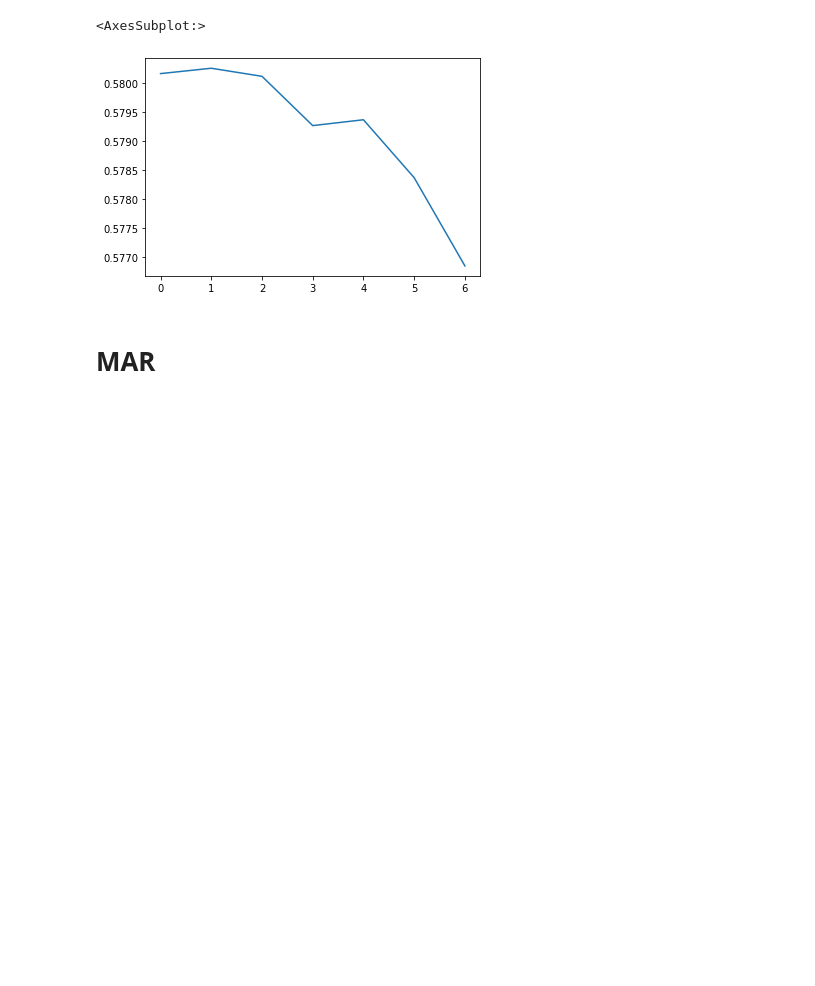
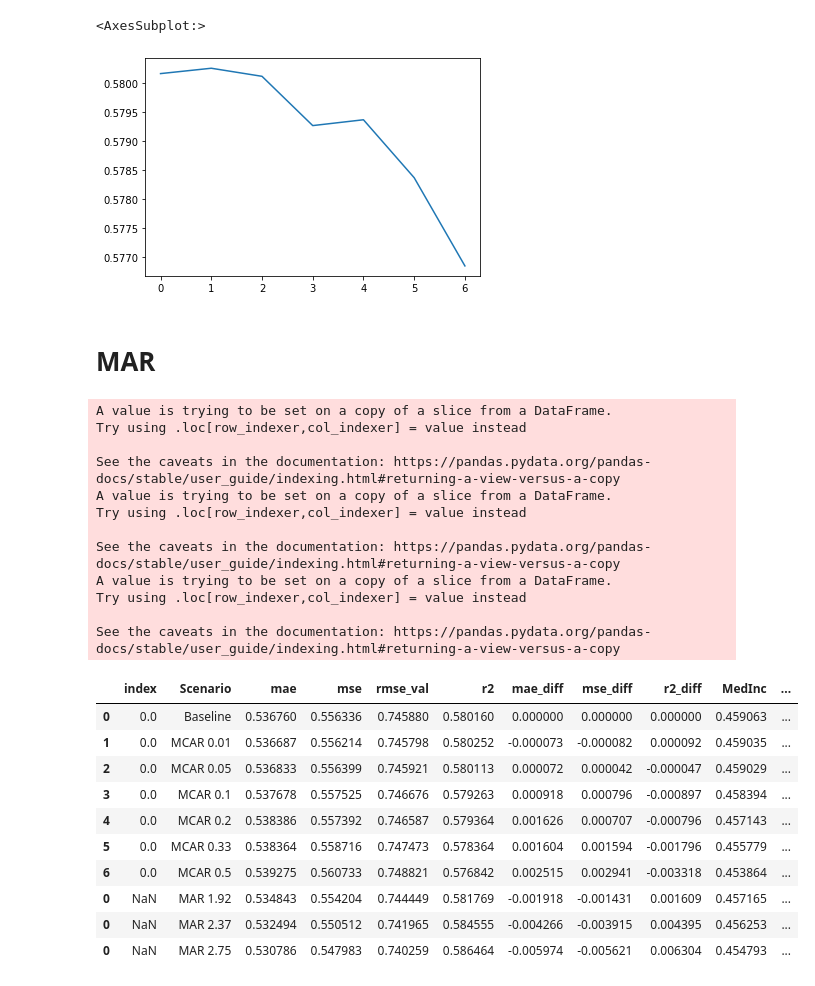
Before and after one commit to andrewmejia600/DS7333, a Jupyter notebook: CASE_STUDY_10/Case 10 Imputation.ipynb, the cells around one changed output. Drawn from its saved outputs; the diff is of its cells as text; code cells hidden in the pictures; blank space fills up the shorter version.

```diff
--- a/CASE_STUDY_10/Case 10 Imputation.ipynb
+++ b/CASE_STUDY_10/Case 10 Imputation.ipynb
@@ -13,6 +13,23 @@ def rand_msng(feat_msng, df_obj, frac_msng=0.3, rand_state=99):
 
     try:
         df_msng = df_obj.sample(frac=frac_msng, random_state=rand_state)
+        df_not_msng = df_obj[~df_obj.isin(df_msng)].dropna()
+        df_msng[feat_msng] = np.nan
+        #concatenate the not missing with the missing dataframe
+        df_new = pd.concat([df_msng, df_not_msng])
+        #note that we only compute the median of the training data and apply to all missing data to avoid leakage
+        df_new[feat_msng] = df_new[feat_msng].fillna(df_new[feat_msng].iloc[train_index].median())
+        df_new = df_new.sort_index()
+
+    except:
+        df_new = None
+
+    return df_new
+
+def msng_at_rand(feat_crit, feat_msng, df_obj, use_crit=1, rand_state=99):
+
+    try:
+        df_msng = df_obj.query("{0} < {1}".format(feat_crit,use_crit))
         df_not_msng = df_obj[~df_obj.isin(df_msng)].dropna()
         df_msng[feat_msng] = np.nan
         #concatenate the not missing with the missing dataframe
@@ -222,3 +239,52 @@ df_overall['r2'].plot()
 [figure]
 # %% [markdown]
 # MAR
+# %%
+#take a column and create missing at random
+#find a condition whereby if variable z meets a condition, variable x is randomly missing
+
+the_criteria = [1.92,2.37,2.75]
+scen = 'MAR'
+
+for i in the_criteria:
+    #get the data with imputed values
+    df_new_msng = msng_at_rand('MedInc','HouseAge', df, i)
+    #get into training and test
+    train_set = df_new_msng.iloc[train_index]
+    test_set = df_new_msng.iloc[test_index]
+    X_train = train_set.iloc[:, 0:8].values # returns the data; excluding the target
+    Y_train = train_set.iloc[:, -1].values # returns the target-only
+    X_test = test_set.iloc[:, 0:8].values # ""
+    Y_test = test_set.iloc[:, -1].values # ""
+    #fit model
+    reg = LinearRegression(normalize=True).fit(X_train, Y_train)
+    #predict on test
+    Y_pred = reg.predict(X_test)
+    #get model metrics into overall results dataframe
+    df_overall = add_to_results_df(scen, df_overall, i, reg, Y_test, Y_pred)
+
+df_overall
+# %% [output]
+A value is trying to be set on a copy of a slice from a DataFrame.
+Try using .loc[row_indexer,col_indexer] = value instead
+
+See the caveats in the documentation: https://pandas.pydata.org/pandas-docs/stable/user_guide/indexing.html#returning-a-view-versus-a-copy
+A value is trying to be set on a copy of a slice from a DataFrame.
+Try using .loc[row_indexer,col_indexer] = value instead
+
+See the caveats in the documentation: https://pandas.pydata.org/pandas-docs/stable/user_guide/indexing.html#returning-a-view-versus-a-copy
+A value is trying to be set on a copy of a slice from a DataFrame.
+Try using .loc[row_indexer,col_indexer] = value instead
+
+See the caveats in the documentation: https://pandas.pydata.org/pandas-docs/stable/user_guide/indexing.html#returning-a-view-versus-a-copy
+|  | index | Scenario | mae | mse | rmse_val | r2 | mae_diff | mse_diff | r2_diff | MedInc | ... |
+| 0 | 0.0 | Baseline | 0.536760 | 0.556336 | 0.745880 | 0.580160 | 0.000000 | 0.000000 | 0.000000 | 0.459063 | ... |
+| 1 | 0.0 | MCAR 0.01 | 0.536687 | 0.556214 | 0.745798 | 0.580252 | -0.000073 | -0.000082 | 0.000092 | 0.459035 | ... |
+| 2 | 0.0 | MCAR 0.05 | 0.536833 | 0.556399 | 0.745921 | 0.580113 | 0.000072 | 0.000042 | -0.000047 | 0.459029 | ... |
+| 3 | 0.0 | MCAR 0.1 | 0.537678 | 0.557525 | 0.746676 | 0.579263 | 0.000918 | 0.000796 | -0.000897 | 0.458394 | ... |
+| 4 | 0.0 | MCAR 0.2 | 0.538386 | 0.557392 | 0.746587 | 0.579364 | 0.001626 | 0.000707 | -0.000796 | 0.457143 | ... |
+| 5 | 0.0 | MCAR 0.33 | 0.538364 | 0.558716 | 0.747473 | 0.578364 | 0.001604 | 0.001594 | -0.001796 | 0.455779 | ... |
+| 6 | 0.0 | MCAR 0.5 | 0.539275 | 0.560733 | 0.748821 | 0.576842 | 0.002515 | 0.002941 | -0.003318 | 0.453864 | ... |
+| 0 | NaN | MAR 1.92 | 0.534843 | 0.554204 | 0.744449 | 0.581769 | -0.001918 | -0.001431 | 0.001609 | 0.457165 | ... |
+| 0 | NaN | MAR 2.37 | 0.532494 | 0.550512 | 0.741965 | 0.584555 | -0.004266 | -0.003915 | 0.004395 | 0.456253 | ... |
+| 0 | NaN | MAR 2.75 | 0.530786 | 0.547983 | 0.740259 | 0.586464 | -0.005974 | -0.005621 | 0.006304 | 0.454793 | ... |
```
